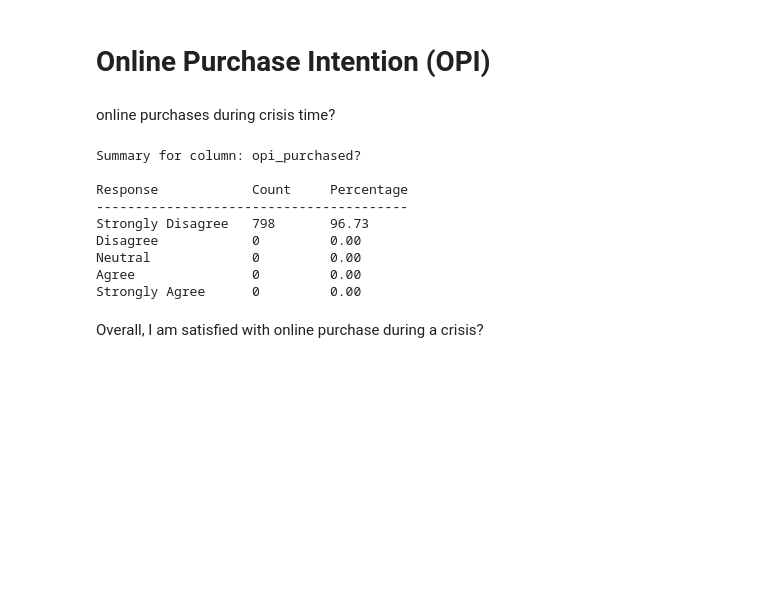
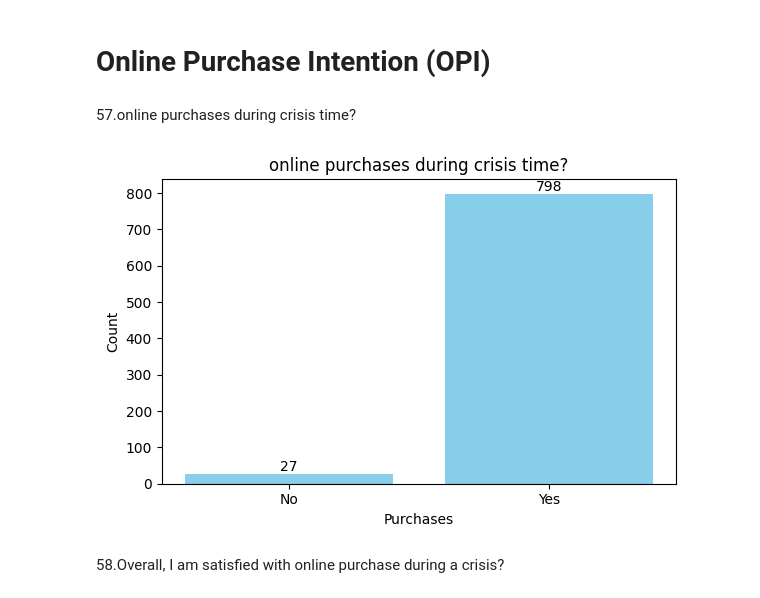
Before and after one commit to fernandonpa/Online_Purchase_Intention_Project, a Jupyter notebook: notebooks/_Descriptive_Analysis/data_descriptive_analysis.ipynb, the cells around one changed output. Drawn from its saved outputs; the diff is of its cells as text; code cells hidden in the pictures; blank space fills up the shorter version.

```diff
--- a/notebooks/_Descriptive_Analysis/data_descriptive_analysis.ipynb
+++ b/notebooks/_Descriptive_Analysis/data_descriptive_analysis.ipynb
@@ -1363,21 +1467,51 @@ Strongly Agree      131       15.88
 # %% [markdown]
  # Online Purchase Intention (OPI)
 # %% [markdown]
-online purchases during crisis time?
+57.online purchases during crisis time?
 # %%
-summarize_likert_responses(df, 'opi_purchased?')
+def plot_OPI(df):
+    """
+    Plots the distribution of encoded gender values from the given DataFrame,
+    and displays the exact count on top of each bar.
+    Assumes 'opi_purchased?' column contains:
+        0 - Male
+        1 - Female
+        2 - Prefer not to Say
+    """
+    if 'opi_purchased?' not in df.columns:
+        print("Error: 'opi_purchased?' column not found in the DataFrame.")
+        return
+
+    # Get value counts sorted by index (to maintain label order)
+    counts = df['opi_purchased?'].value_counts().sort_index()
+
+    # Create figure and axis
+    fig, ax = plt.subplots(figsize=(6, 4))
+
+    # Plot bar chart
+    bars = ax.bar(counts.index, counts.values, color='skyblue')
+
+    # Set titles and labels
+    ax.set_title("online purchases during crisis time?")
+    ax.set_xlabel("Purchases")
+    ax.set_ylabel("Count")
+    ax.set_xticks([0, 1])
+    ax.set_xticklabels(["No", "Yes"])
+
+    # Add value labels on top of bars
+    for bar in bars:
+        height = bar.get_height()
+        ax.text(bar.get_x() + bar.get_width()/2.0, height, int(height),
+                ha='center', va='bottom', fontsize=10)
+
+    plt.tight_layout()
+    plt.show()
+
+plot_OPI(df)
 # %% [output]
-Summary for column: opi_purchased?
-
-Response            Count     Percentage
-----------------------------------------
-Strongly Disagree   798       96.73
-Disagree            0         0.00
-Neutral             0         0.00
-Agree               0         0.00
-Strongly Agree      0         0.00
+[figure, added]
 # %% [markdown]
-Overall, I am satisfied with online purchase during a crisis?
+58.Overall, I am satisfied with online purchase during a crisis?
 # %%
 summarize_likert_responses(df, 'opi_satisfaction')
 # %% [output]
```
Also changed, not shown: parts of 51 cells of this notebook.
